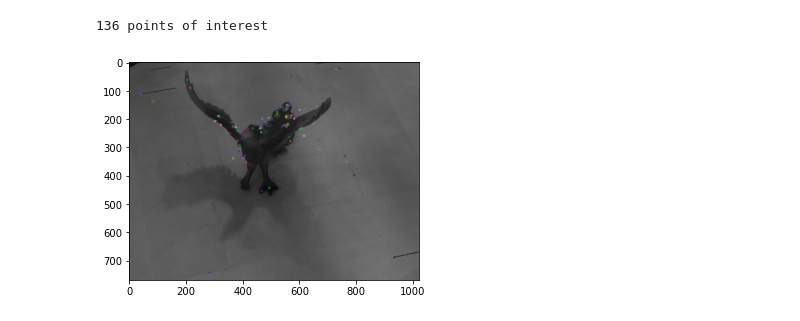
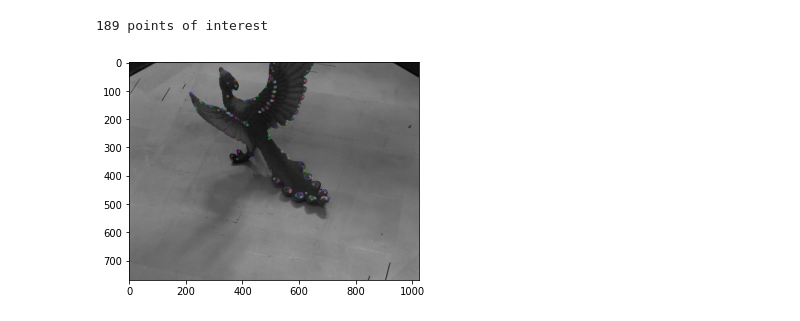
Before and after one commit to clementpiat/3D_reconstruction, a Jupyter notebook: exploration/epipolar.ipynb, the cells around one changed output. Cells and saved outputs as stored; diff of their text form; code cells hidden in the pictures.

Commit message:
fix bugs and plot results

```diff
--- a/exploration/epipolar.ipynb
+++ b/exploration/epipolar.ipynb
@@ -12,3 +15,0 @@ n_images = 21
-# %%
-name1 = "0004"
-name2 = "0005"
@@ -20,3 +16,13 @@ h, w, _ = img1.shape
+# %%
+img1 = plt.imread(os.path.join(data_path, "images", name1+'.ppm'))
+img2 = plt.imread(os.path.join(data_path, "images", name2+'.ppm'))
+h, w, _ = img1.shape
+
+P1 = np.loadtxt(os.path.join(data_path, "calib", name1+'.txt'), skiprows=1)
+P2 = np.loadtxt(os.path.join(data_path, "calib", name2+'.txt'), skiprows=1)
+
+silhouette1 = plt.imread(os.path.join(data_path, "silhouettes", name1+'.pgm')) == 0
+silhouette2 = plt.imread(os.path.join(data_path, "silhouettes", name2+'.pgm')) == 0
 # %%
 f = plt.figure()
 f.add_subplot(1,2,1)
@@ -146,6 +105,8 @@ def find_x2(x1, F, img1, img2, kernel_size=[5,5], show=False):
         plt.plot(distances)
         plt.show()
     return best_x2
+# %%
+x = np.array([690, 480, 1])
 # %%
 x2 = find_x2(x, F, img1, img2, kernel_size=[20,20], show=True)
 # %% [output]
@@ -182,13 +146,17 @@ def get_X(x, x2):
 
 X = get_X(x,x2)
 # %%
-def get_SIFT_keypoints(img, show=False):
-    gray= cv.cvtColor(img,cv.COLOR_BGR2GRAY)
+def get_SIFT_keypoints(img, silhouette, show=False):
+    gray = cv.cvtColor(img, cv.COLOR_BGR2GRAY)
     sift = cv.SIFT_create()
-    kp = sift.detect(gray,None)
+
+    kp = sift.detect(gray, None)
+    x_list = list(map(lambda x: list(map(int, x.pt))+[1], kp))
+
+    x_list, kp = zip(*[(x, k) for x, k in zip(x_list, kp) if is_inside(x, silhouette)])
 
     if show:
-        img_kp=cv.drawKeypoints(gray,kp,img.copy())
-        plt.imshow(img_kp)X_list
+        img_kp = cv.drawKeypoints(gray, kp, img.copy())
+        plt.imshow(img_kp)
 
-    return list(map(lambda x: list(map(int, x.pt))+[1], kp))
+    return x_list
@@ -195,7 +167,7 @@ def get_SIFT_keypoints(img, show=False):
 # %%
-x_list = get_SIFT_keypoints(img1, show=True)
+x_list = get_SIFT_keypoints(img1, silhouette1, show=True)
 print(f"{len(x_list)} points of interest")
 # %% [output]
-136 points of interest
+189 points of interest
-[figure, old version]
+[figure, new version]
 # %%
```
Also changed, not shown: parts of 26 cells of this notebook, 1 other file.
